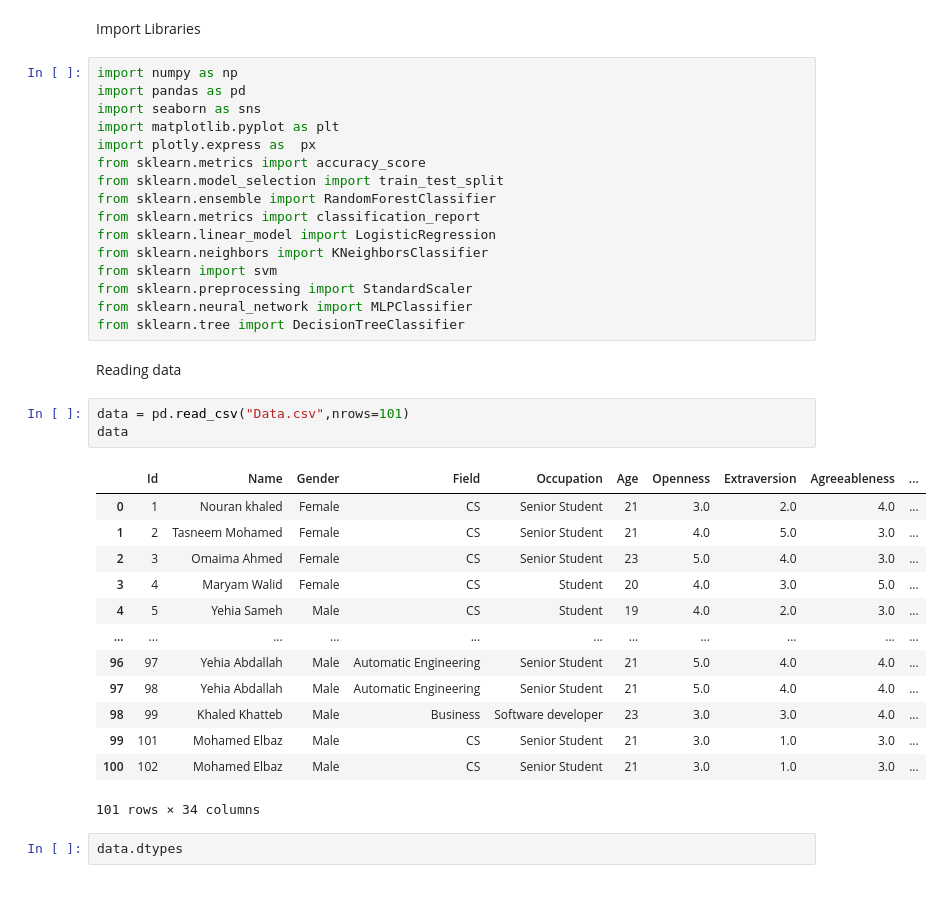
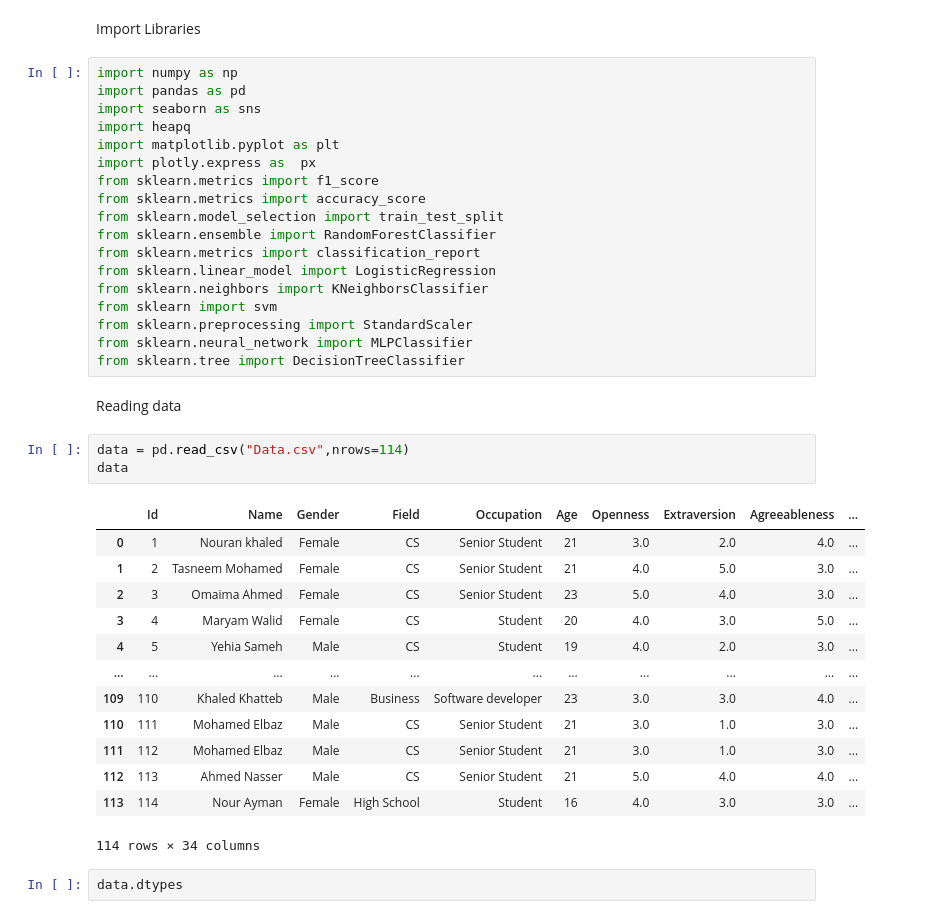
Before and after one commit to Mariamali2001/Bachelor_Project, a Jupyter notebook: Project.ipynb, the cells around one changed output. Cells and saved outputs as stored; diff of their text form.

```diff
--- a/Project.ipynb
+++ b/Project.ipynb
@@ -10,8 +10,10 @@ Import Libraries
 import numpy as np
 import pandas as pd
 import seaborn as sns
+import heapq
 import matplotlib.pyplot as plt
 import plotly.express as  px
+from sklearn.metrics import f1_score
 from sklearn.metrics import accuracy_score
 from sklearn.model_selection import train_test_split
 from sklearn.ensemble import RandomForestClassifier
@@ -25,22 +27,22 @@ from sklearn.tree import DecisionTreeClassifier
 # %% [markdown]
 Reading data
 # %%
-data = pd.read_csv("Data.csv",nrows=101)
+data = pd.read_csv("Data.csv",nrows=114)
 data
 # %% [output]
 |  | Id | Name | Gender | Field | Occupation | Age | Openness | Extraversion | Agreeableness | ... |
 | 0 | 1 | Nouran khaled | Female | CS | Senior Student | 21 | 3.0 | 2.0 | 4.0 | ... |
 | 1 | 2 | Tasneem Mohamed | Female | CS | Senior Student | 21 | 4.0 | 5.0 | 3.0 | ... |
 | 2 | 3 | Omaima Ahmed | Female | CS | Senior Student | 23 | 5.0 | 4.0 | 3.0 | ... |
 | 3 | 4 | Maryam Walid | Female | CS | Student | 20 | 4.0 | 3.0 | 5.0 | ... |
 | 4 | 5 | Yehia Sameh | Male | CS | Student | 19 | 4.0 | 2.0 | 3.0 | ... |
 | ... | ... | ... | ... | ... | ... | ... | ... | ... | ... | ... |
-| 96 | 97 | Yehia Abdallah | Male | Automatic Engineering | Senior Student | 21 | 5.0 | 4.0 | 4.0 | ... |
-| 97 | 98 | Yehia Abdallah | Male | Automatic Engineering | Senior Student | 21 | 5.0 | 4.0 | 4.0 | ... |
-| 98 | 99 | Khaled Khatteb | Male | Business | Software developer | 23 | 3.0 | 3.0 | 4.0 | ... |
-| 99 | 101 | Mohamed Elbaz | Male | CS | Senior Student | 21 | 3.0 | 1.0 | 3.0 | ... |
-| 100 | 102 | Mohamed Elbaz | Male | CS | Senior Student | 21 | 3.0 | 1.0 | 3.0 | ... |
+| 109 | 110 | Khaled Khatteb | Male | Business | Software developer | 23 | 3.0 | 3.0 | 4.0 | ... |
+| 110 | 111 | Mohamed Elbaz | Male | CS | Senior Student | 21 | 3.0 | 1.0 | 3.0 | ... |
+| 111 | 112 | Mohamed Elbaz | Male | CS | Senior Student | 21 | 3.0 | 1.0 | 3.0 | ... |
+| 112 | 113 | Ahmed Nasser | Male | CS | Senior Student | 21 | 5.0 | 4.0 | 4.0 | ... |
+| 113 | 114 | Nour Ayman | Female | High School | Student | 16 | 4.0 | 3.0 | 3.0 | ... |
-101 rows × 34 columns
+114 rows × 34 columns
 # %%
 data.dtypes
 # %% [output]
```
Also changed, not shown: parts of 245 cells of this notebook, 6 other files.
